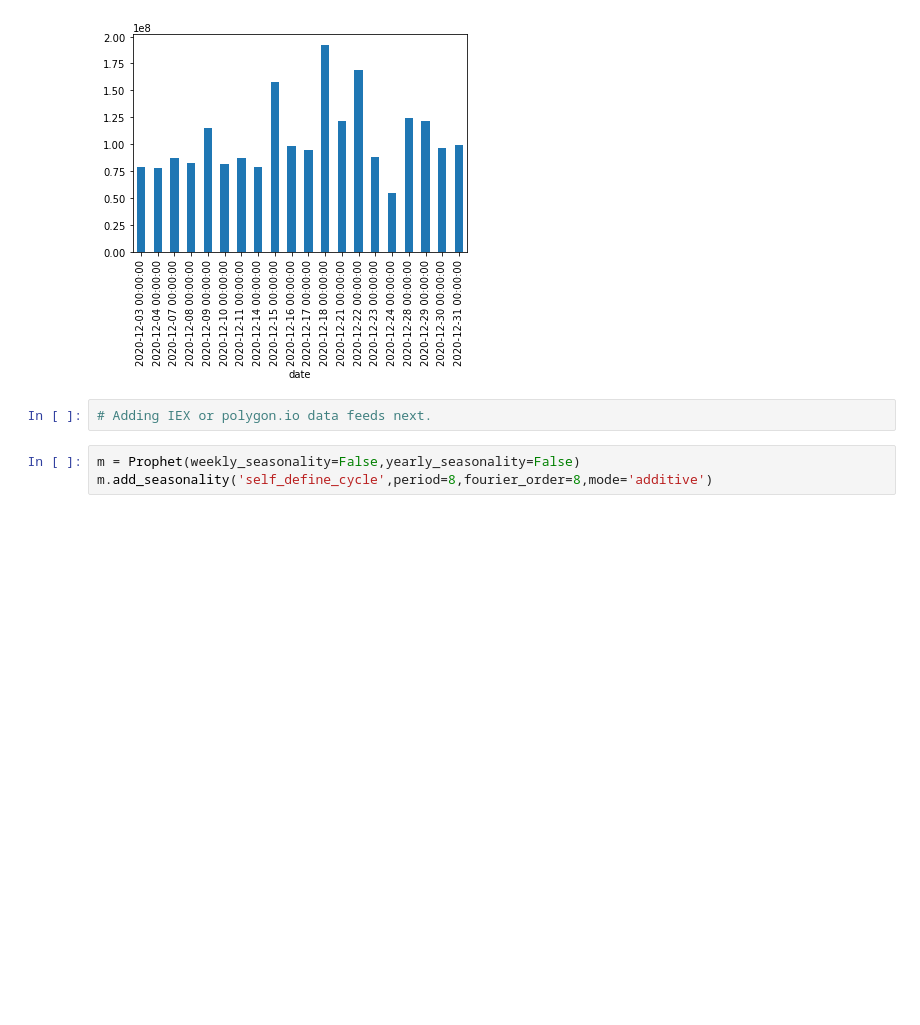
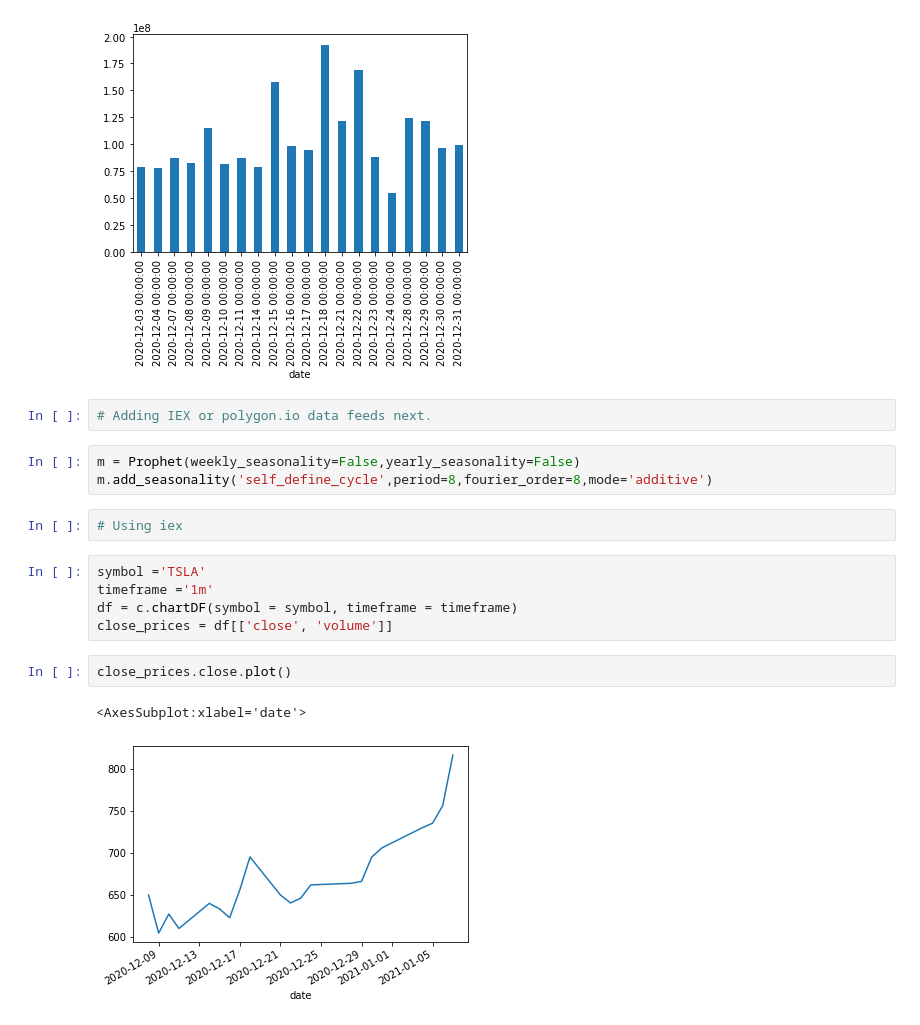
Before and after one commit to lukewbecker/fbphrophet-remote, a Jupyter notebook: fbprophet_testing.ipynb, the cells around one changed output. Saved outputs shown, nothing was run; the diff lists cells and outputs as text; blank space fills up the shorter version.

Commit message:
updates using TSLA as stock in IEX api pull

```diff
--- a/fbprophet_testing.ipynb
+++ b/fbprophet_testing.ipynb
@@ -334,3 +334,15 @@ close_prices.volume.plot(kind = 'bar')
 # %%
 m = Prophet(weekly_seasonality=False,yearly_seasonality=False)
 m.add_seasonality('self_define_cycle',period=8,fourier_order=8,mode='additive')
+# %%
+# Using iex
+# %%
+symbol ='TSLA'
+timeframe ='1m'
+df = c.chartDF(symbol = symbol, timeframe = timeframe)
+close_prices = df[['close', 'volume']]
+# %%
+close_prices.close.plot()
+# %% [output]
+<AxesSubplot:xlabel='date'>
+[figure, added]
```
Also changed, not shown: parts of 1 cell of this notebook.
